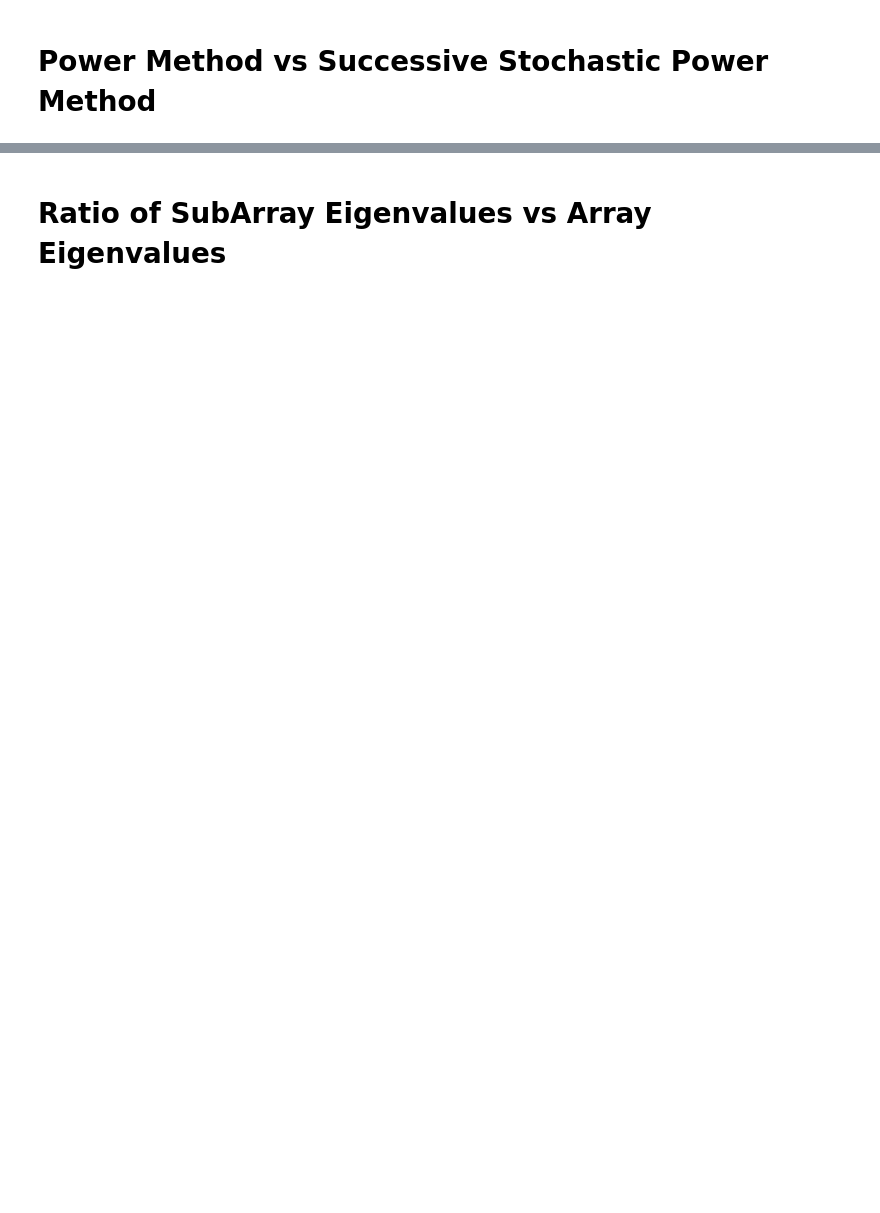
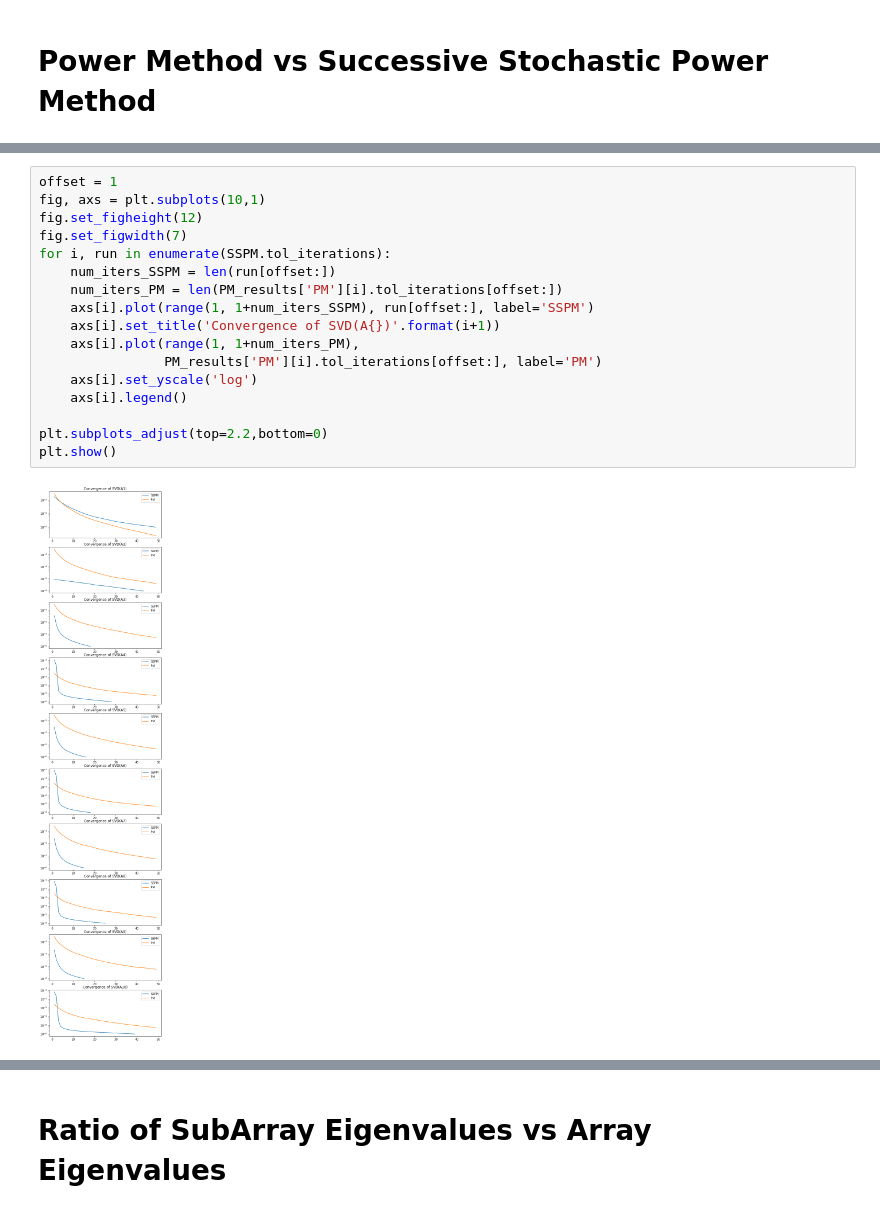
Before and after one commit to TNonet/lmdec_research, a Jupyter notebook: PowerMethod Growing Matrix.ipynb, the cells around one changed output, grey strips where cells are left out. Saved outputs shown, nothing was run; the diff lists cells and outputs as text; blank space fills up the shorter version.

```diff
--- a/PowerMethod Growing Matrix.ipynb
+++ b/PowerMethod Growing Matrix.ipynb
@@ -52,0 +100,19 @@ PM1.tol_iterations
+# %%
+offset = 1
+fig, axs = plt.subplots(10,1)
+fig.set_figheight(12)
+fig.set_figwidth(7)
+for i, run in enumerate(SSPM.tol_iterations):
+    num_iters_SSPM = len(run[offset:])
+    num_iters_PM = len(PM_results['PM'][i].tol_iterations[offset:])
+    axs[i].plot(range(1, 1+num_iters_SSPM), run[offset:], label='SSPM')
+    axs[i].set_title('Convergence of SVD(A{})'.format(i+1))
+    axs[i].plot(range(1, 1+num_iters_PM),
+                PM_results['PM'][i].tol_iterations[offset:], label='PM')
+    axs[i].set_yscale('log')
+    axs[i].legend()
+
+plt.subplots_adjust(top=2.2,bottom=0)
+plt.show()
+# %% [output]
+[figure, added]
```
Also changed, not shown: parts of 38 cells of this notebook, 57 other files.
